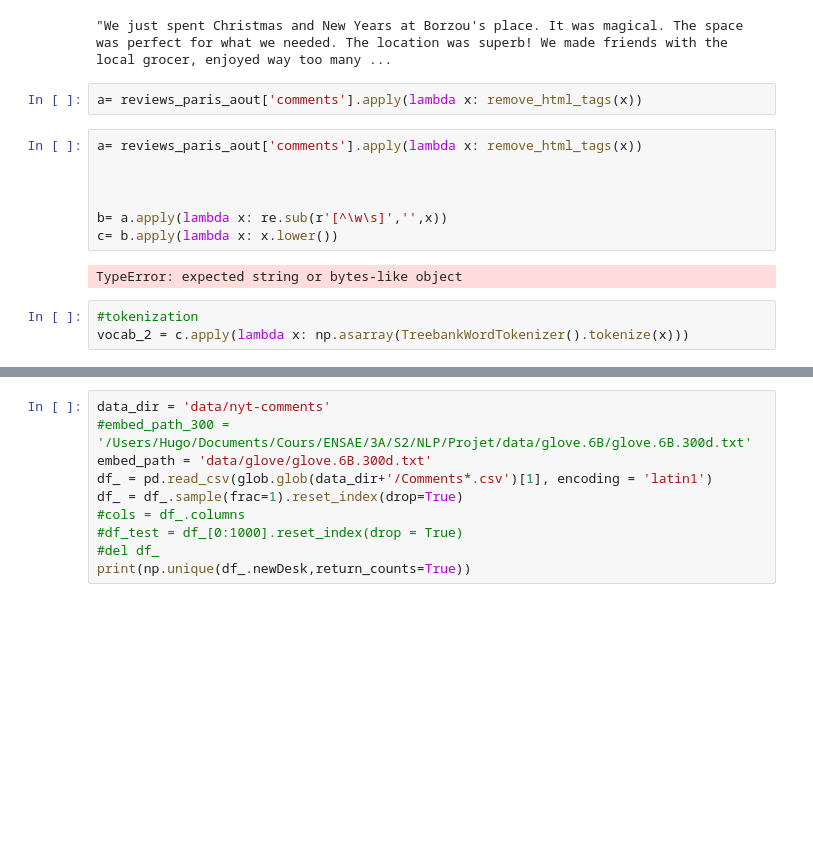
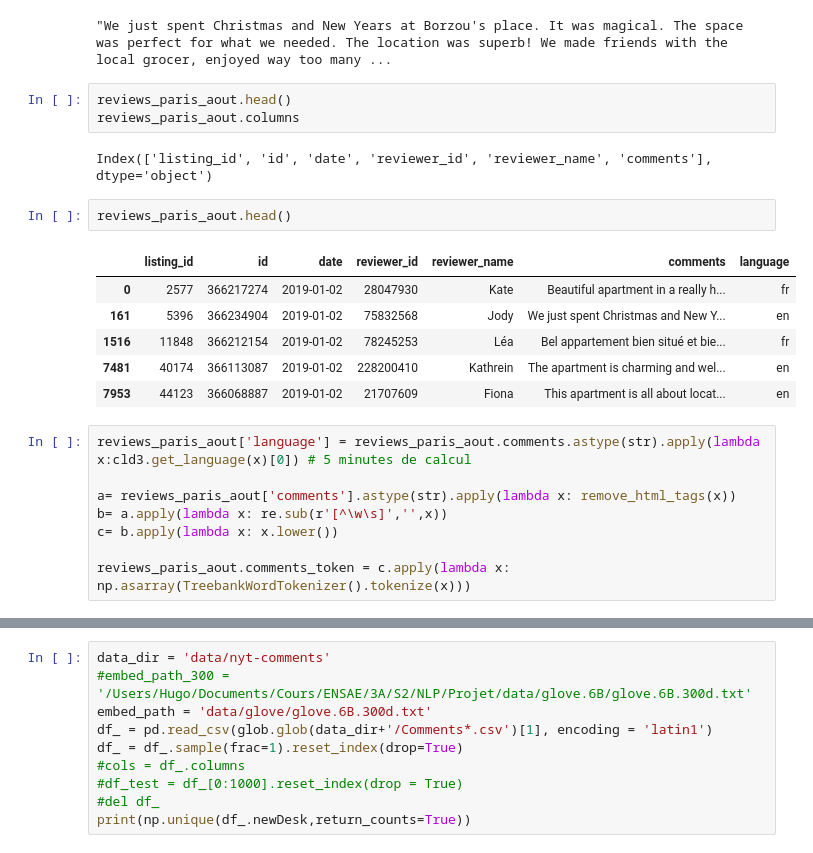
Before and after one commit to clement2323/nlp_studies, a Jupyter notebook: projet LDA/main_Clem.ipynb, the cells around one changed output, grey strips where cells are left out. Saved outputs shown, nothing was run; the diff lists cells and outputs as text; blank space fills up the shorter version.

```diff
--- a/projet LDA/main_Clem.ipynb
+++ b/projet LDA/main_Clem.ipynb
@@ -105,17 +129,25 @@ v = np.array(tmp)
 v[1]
 # %% [output]
 "We just spent Christmas and New Years at Borzou's place. It was magical. The space was perfect for what we needed. The location was superb! We made friends with the local grocer, enjoyed way too many ...
-# %%
-a= reviews_paris_aout['comments'].apply(lambda x: remove_html_tags(x))
+# %%
+reviews_paris_aout.head()
+reviews_paris_aout.columns
+# %% [output]
+Index(['listing_id', 'id', 'date', 'reviewer_id', 'reviewer_name', 'comments'], dtype='object')
+# %%
+reviews_paris_aout.head()
+# %% [output]
+|  | listing_id | id | date | reviewer_id | reviewer_name | comments | language |
+| 0 | 2577 | 366217274 | 2019-01-02 | 28047930 | Kate | Beautiful apartment in a really h... | fr |
+| 161 | 5396 | 366234904 | 2019-01-02 | 75832568 | Jody | We just spent Christmas and New Y... | en |
+| 1516 | 11848 | 366212154 | 2019-01-02 | 78245253 | Léa | Bel appartement bien situé et bie... | fr |
+| 7481 | 40174 | 366113087 | 2019-01-02 | 228200410 | Kathrein | The apartment is charming and wel... | en |
+| 7953 | 44123 | 366068887 | 2019-01-02 | 21707609 | Fiona | This apartment is all about locat... | en |
 # %%
-a= reviews_paris_aout['comments'].apply(lambda x: remove_html_tags(x))
+reviews_paris_aout['language'] = reviews_paris_aout.comments.astype(str).apply(lambda x:cld3.get_language(x)[0]) # 5 minutes de calcul
 
-
-
+a= reviews_paris_aout['comments'].astype(str).apply(lambda x: remove_html_tags(x))
 b= a.apply(lambda x: re.sub(r'[^\w\s]','',x))
 c= b.apply(lambda x: x.lower())
+
+reviews_paris_aout.comments_token = c.apply(lambda x: np.asarray(TreebankWordTokenizer().tokenize(x)))
-# %% [output]
-TypeError: expected string or bytes-like object
-# %%
-#tokenization
-vocab_2 = c.apply(lambda x: np.asarray(TreebankWordTokenizer().tokenize(x)))
```
Also changed, not shown: parts of 7 cells of this notebook.
